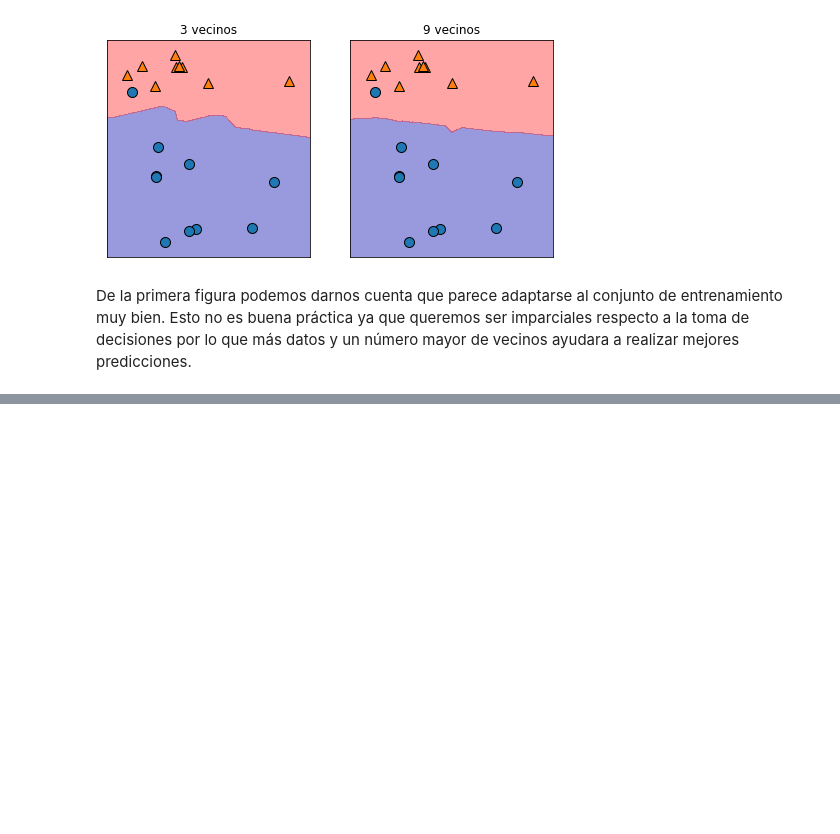
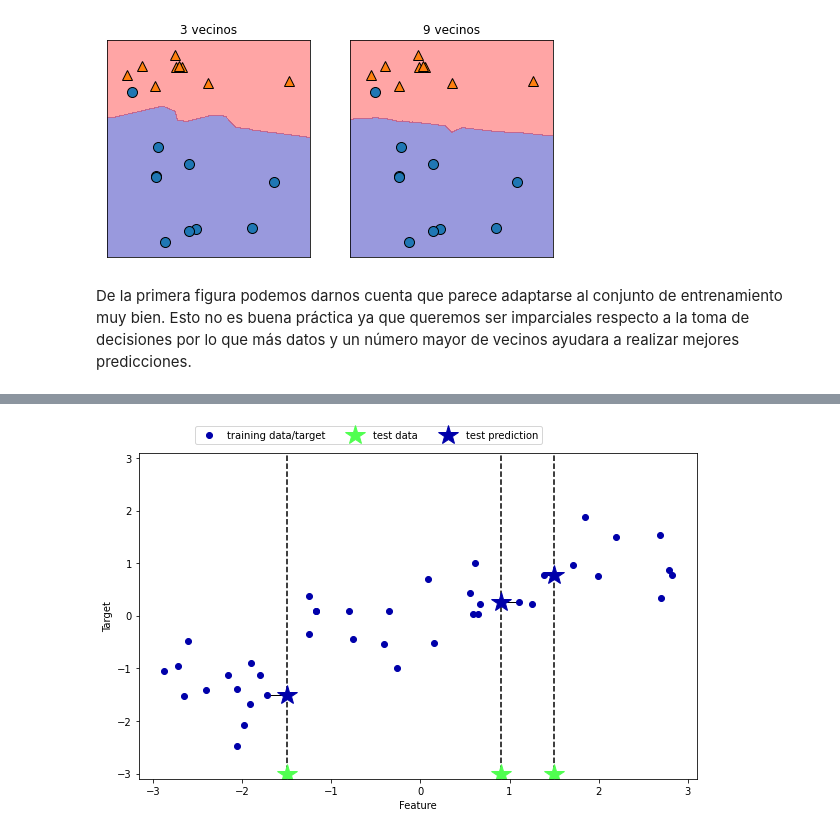
Before and after one commit to MOSA96/machine-learning, a Jupyter notebook: K-nearest.ipynb, the cells around one changed output, grey strips where cells are left out. Cells and saved outputs as stored; diff of their text form; code cells hidden in the pictures; blank space fills up the shorter version.

```diff
--- a/K-nearest.ipynb
+++ b/K-nearest.ipynb
@@ -116,0 +135,5 @@ De la primera figura podemos darnos cuenta que parece adaptarse al conjunto de e
+# %%
+#Versión n=1 kNR
+mglearn.plots.plot_knn_regression(n_neighbors=1)
+# %% [output]
+[figure, added]
```
Also changed, not shown: parts of 12 cells of this notebook.
